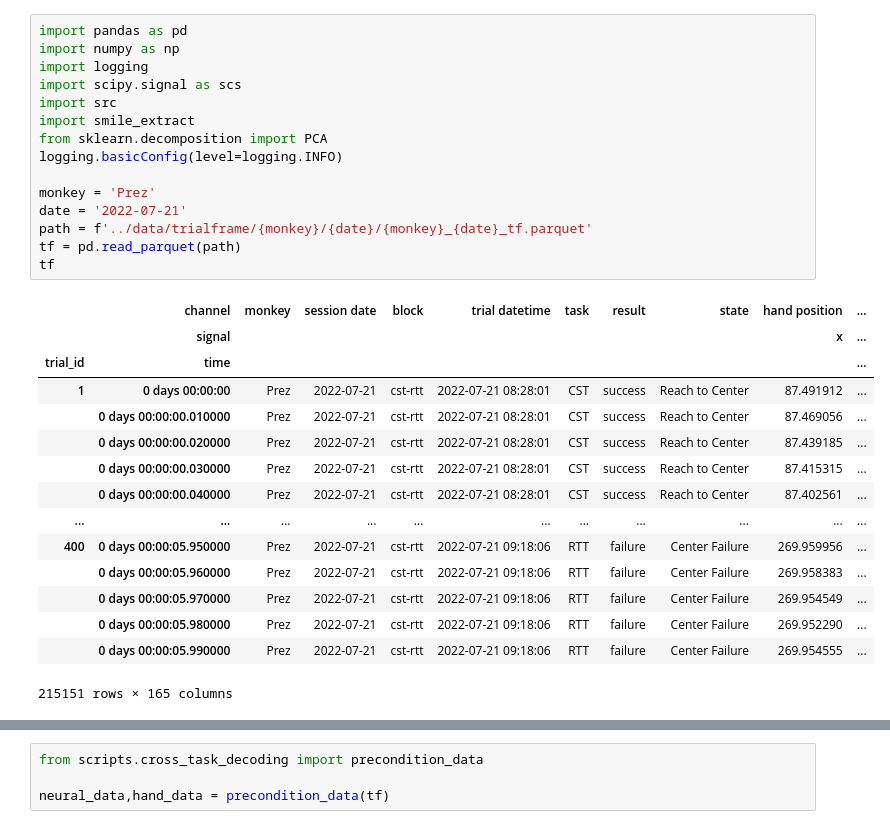
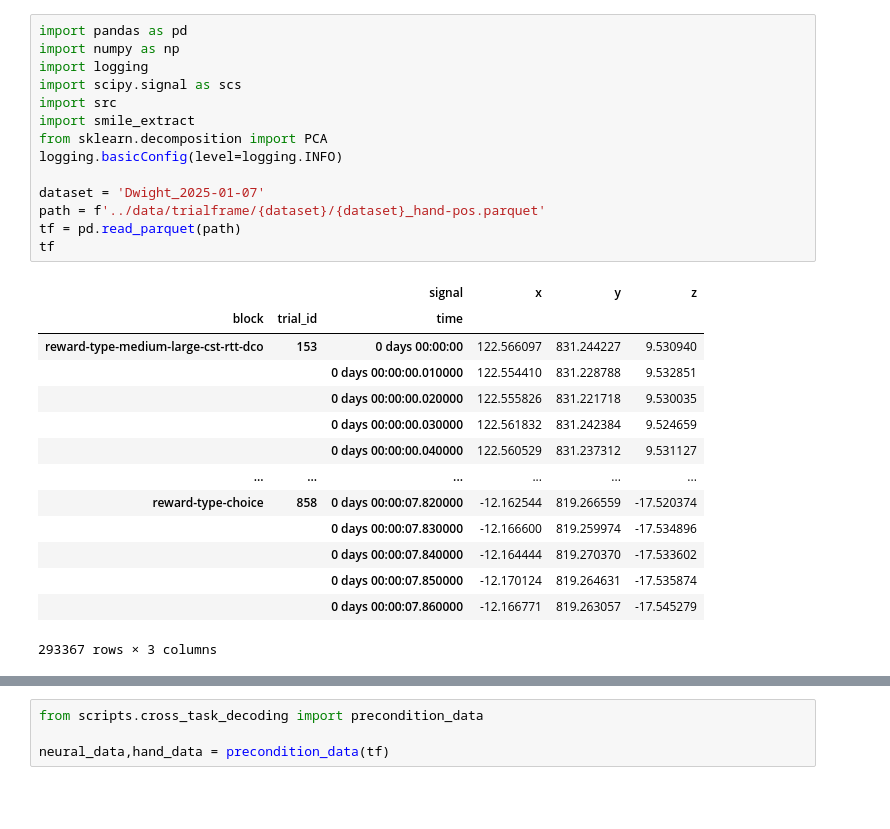
Before and after one commit to raeedcho/cst-machinery, a Jupyter notebook: scripts/decoding.ipynb, the cells around one changed output, grey strips where cells are left out. Drawn from its saved outputs; the diff is of its cells as text; blank space fills up the shorter version.

Commit message:
feat: add new dataset to repo

```diff
--- a/scripts/decoding.ipynb
+++ b/scripts/decoding.ipynb
@@ -1,31 +1,29 @@
 # %%
 import pandas as pd
 import numpy as np
 import logging
 import scipy.signal as scs
 import src
 import smile_extract
 from sklearn.decomposition import PCA
 logging.basicConfig(level=logging.INFO)
 
-monkey = 'Prez'
-date = '2022-07-21'
-path = f'../data/trialframe/{monkey}/{date}/{monkey}_{date}_tf.parquet'
+dataset = 'Dwight_2025-01-07'
+path = f'../data/trialframe/{dataset}/{dataset}_hand-pos.parquet'
 tf = pd.read_parquet(path)
 tf
 # %% [output]
-|  | channel | monkey | session date | block | trial datetime | task | result | state | hand position | ... |
-|  | signal |  |  |  |  |  |  |  | x | ... |
-| trial_id | time |  |  |  |  |  |  |  |  | ... |
-| 1 | 0 days 00:00:00 | Prez | 2022-07-21 | cst-rtt | 2022-07-21 08:28:01 | CST | success | Reach to Center | 87.491912 | ... |
-|  | 0 days 00:00:00.010000 | Prez | 2022-07-21 | cst-rtt | 2022-07-21 08:28:01 | CST | success | Reach to Center | 87.469056 | ... |
-|  | 0 days 00:00:00.020000 | Prez | 2022-07-21 | cst-rtt | 2022-07-21 08:28:01 | CST | success | Reach to Center | 87.439185 | ... |
-|  | 0 days 00:00:00.030000 | Prez | 2022-07-21 | cst-rtt | 2022-07-21 08:28:01 | CST | success | Reach to Center | 87.415315 | ... |
-|  | 0 days 00:00:00.040000 | Prez | 2022-07-21 | cst-rtt | 2022-07-21 08:28:01 | CST | success | Reach to Center | 87.402561 | ... |
-| ... | ... | ... | ... | ... | ... | ... | ... | ... | ... | ... |
-| 400 | 0 days 00:00:05.950000 | Prez | 2022-07-21 | cst-rtt | 2022-07-21 09:18:06 | RTT | failure | Center Failure | 269.959956 | ... |
-|  | 0 days 00:00:05.960000 | Prez | 2022-07-21 | cst-rtt | 2022-07-21 09:18:06 | RTT | failure | Center Failure | 269.958383 | ... |
-|  | 0 days 00:00:05.970000 | Prez | 2022-07-21 | cst-rtt | 2022-07-21 09:18:06 | RTT | failure | Center Failure | 269.954549 | ... |
-|  | 0 days 00:00:05.980000 | Prez | 2022-07-21 | cst-rtt | 2022-07-21 09:18:06 | RTT | failure | Center Failure | 269.952290 | ... |
-|  | 0 days 00:00:05.990000 | Prez | 2022-07-21 | cst-rtt | 2022-07-21 09:18:06 | RTT | failure | Center Failure | 269.954555 | ... |
+|  |  | signal | x | y | z |
+| block | trial_id | time |  |  |  |
+| reward-type-medium-large-cst-rtt-dco | 153 | 0 days 00:00:00 | 122.566097 | 831.244227 | 9.530940 |
+|  |  | 0 days 00:00:00.010000 | 122.554410 | 831.228788 | 9.532851 |
+|  |  | 0 days 00:00:00.020000 | 122.555826 | 831.221718 | 9.530035 |
+|  |  | 0 days 00:00:00.030000 | 122.561832 | 831.242384 | 9.524659 |
+|  |  | 0 days 00:00:00.040000 | 122.560529 | 831.237312 | 9.531127 |
+| ... | ... | ... | ... | ... | ... |
+| reward-type-choice | 858 | 0 days 00:00:07.820000 | -12.162544 | 819.266559 | -17.520374 |
+|  |  | 0 days 00:00:07.830000 | -12.166600 | 819.259974 | -17.534896 |
+|  |  | 0 days 00:00:07.840000 | -12.164444 | 819.270370 | -17.533602 |
+|  |  | 0 days 00:00:07.850000 | -12.170124 | 819.264631 | -17.535874 |
+|  |  | 0 days 00:00:07.860000 | -12.166771 | 819.263057 | -17.545279 |
-215151 rows × 165 columns
+293367 rows × 3 columns
```
Also changed, not shown: parts of 4 cells of this notebook, 19 other files.
